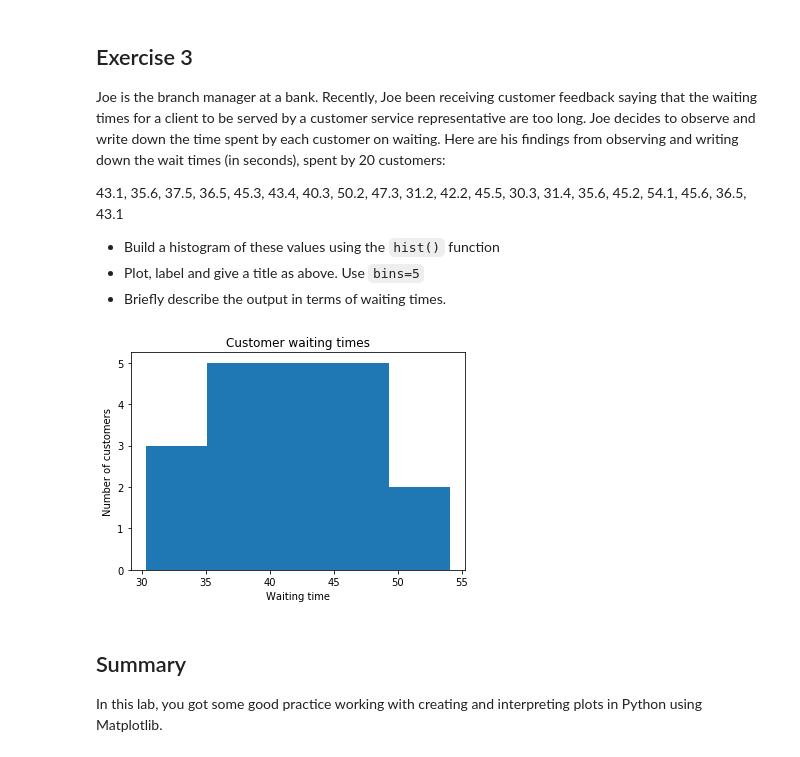
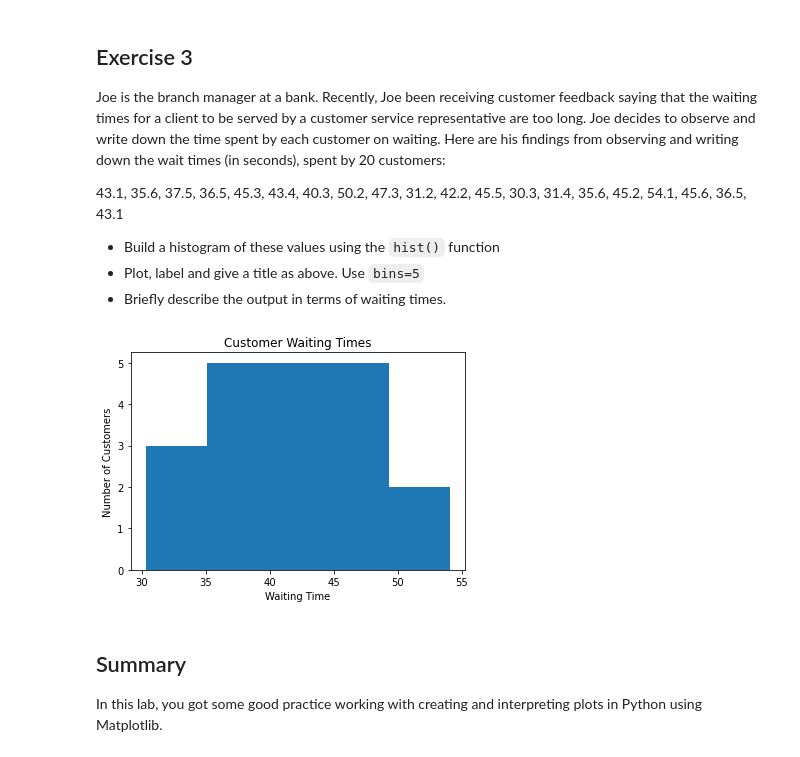
Before and after one commit to adcm2292/dsc-data-viz-lab, a Jupyter notebook: index.ipynb, the cells around one changed output. Drawn from its saved outputs; the diff is of its cells as text; code cells hidden in the pictures.

```diff
--- a/index.ipynb
+++ b/index.ipynb
@@ -96,14 +101,20 @@ Joe is the branch manager at a bank. Recently, Joe been receiving customer feedb
 * Build a histogram of these values using the `hist()` function
 * Plot, label and give a title as above. Use  `bins=5`
 * Briefly describe the output in terms of waiting times.
-# %%
-x = None
-
-#Plot the distogram with hist() function
-
-# Label, give title and show the plot
-# %% [output]
-[figure, removed]
+# %%
+
+x = [43.1, 35.6, 37.5, 36.5, 45.3, 43.4, 40.3, 50.2, 47.3, 31.2, 42.2, 45.5, 30.3, 31.4, 35.6, 45.2, 54.1, 45.6, 36.5, 43.1]
+
+#Plot the distogram with hist() function
+plt.hist(x, bins=5)
+# Label, give title and show the plot
+plt.title('Customer Waiting Times')
+plt.xlabel('Waiting Time')
+plt.ylabel('Number of Customers')
+plt.show()
+#Most customers wait between 35 and 50 secs
+# %% [output]
+[figure, added]
 # %% [markdown]
 ## Summary
 
```
Also changed, not shown: parts of 2 cells of this notebook.
